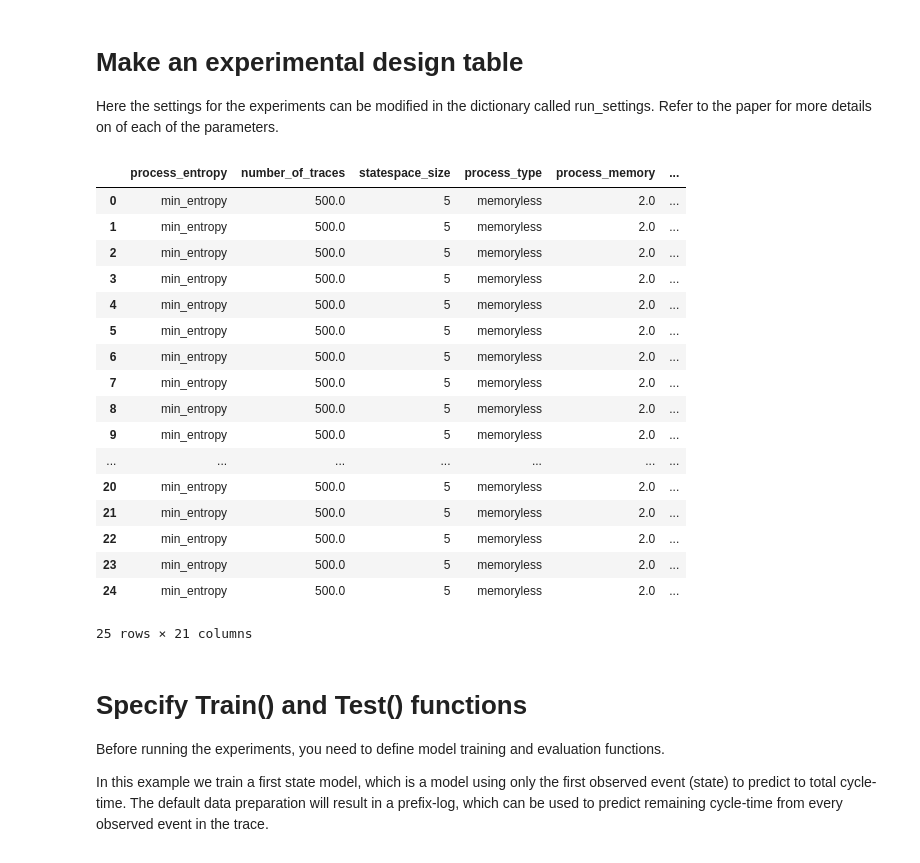
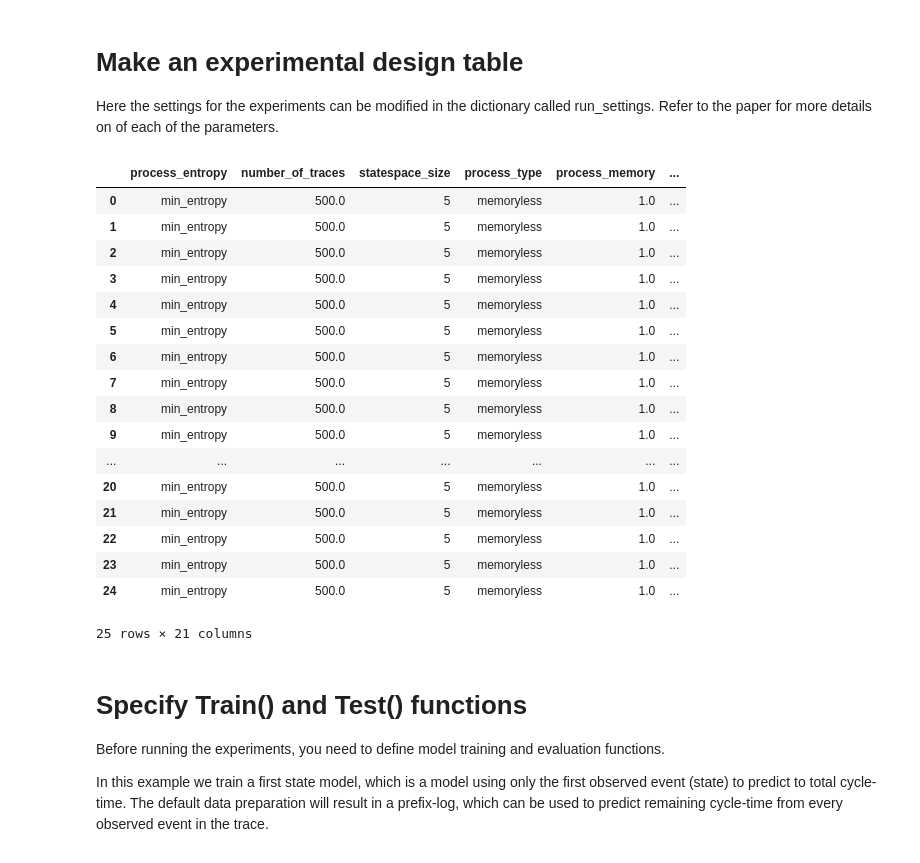
Before and after one commit to Mikeriess/SynBPS, a Jupyter notebook: examples/simulation_e2e_example.ipynb, the cells around one changed output. Drawn from its saved outputs; the diff is of its cells as text; code cells hidden in the pictures.

```diff
--- a/examples/simulation_e2e_example.ipynb
+++ b/examples/simulation_e2e_example.ipynb
@@ -10,7 +12,7 @@ sys.path.append(os.path.abspath('../src'))
 Here the settings for the experiments can be modified in the dictionary called run_settings. Refer to the paper for more details on of each of the parameters.
 # %%
 run_settings = {# level of entropy: min, medium and/or max
-                "process_entropy":["min_entropy"], #,"med_entropy","max_entropy"
+                "process_entropy":["min_entropy"], #"min_entropy","med_entropy","max_entropy"
 
                 # number of traces/cases in the event-log
                 "number_of_traces":[500],
@@ -22,13 +24,13 @@ run_settings = {# level of entropy: min, medium and/or max
                 "process_type":["memoryless"],
 
                 # order of HOMC - only specify this when using process with memory
-                "process_memory":[2],
+                "process_memory":[1],
 
                 # number of transitions - only used for medium entropy (should be higher than 2 and < statespace size)
                 "med_ent_n_transitions":[1,2,3,4,5],
 
                 # lambda parameter of inter-arrival times
-                "inter_arrival_time":[1.5],
+                "inter_arrival_time":[1],
 
                 # lambda parameter of process noise
                 "process_stability_scale":[0.1],
@@ -50,50 +52,50 @@ run_settings = {# level of entropy: min, medium and/or max
 
                 # time-unit for a full week: days = 7, hrs = 24*7, etc.
                 "Deterministic_offset_u":[7],
 
                 # training data format (See Verenich et al., 2019):
                 # True - use first event to predict total cycle-time.
                 # False - use Prefix-log format / each event to predict remaining cycle time.
                 "first_state_model":[False],
 
                 # offset for the timestamps used (years after 1970)
-                "datetime_offset":[45],
+                "datetime_offset":[54],
 
                 # number of repetitions of the experiments: duplicates the experiment table (2 times here)
                 "num_replications":list(range(0, 5))
                }
 
 
 # import the make_design_table function to generate a full factorial experimental design table
 from SynBPS.design.DoE import make_design_table
 df = make_design_table(run_settings)
 
 # give each run its own seed value such that results are different across runs
 df["seed_value"] = range(0,len(df))
 
 # store the design table
 df.to_csv("data/design_table.csv", index=False)
 
 # inspect the resulting design table
 df
 # %% [output]
 |  | process_entropy | number_of_traces | statespace_size | process_type | process_memory | ... |
-| 0 | min_entropy | 500.0 | 5 | memoryless | 2.0 | ... |
-| 1 | min_entropy | 500.0 | 5 | memoryless | 2.0 | ... |
-| 2 | min_entropy | 500.0 | 5 | memoryless | 2.0 | ... |
-| 3 | min_entropy | 500.0 | 5 | memoryless | 2.0 | ... |
-| 4 | min_entropy | 500.0 | 5 | memoryless | 2.0 | ... |
-| 5 | min_entropy | 500.0 | 5 | memoryless | 2.0 | ... |
-| 6 | min_entropy | 500.0 | 5 | memoryless | 2.0 | ... |
-| 7 | min_entropy | 500.0 | 5 | memoryless | 2.0 | ... |
-| 8 | min_entropy | 500.0 | 5 | memoryless | 2.0 | ... |
-| 9 | min_entropy | 500.0 | 5 | memoryless | 2.0 | ... |
+| 0 | min_entropy | 500.0 | 5 | memoryless | 1.0 | ... |
+| 1 | min_entropy | 500.0 | 5 | memoryless | 1.0 | ... |
+| 2 | min_entropy | 500.0 | 5 | memoryless | 1.0 | ... |
+| 3 | min_entropy | 500.0 | 5 | memoryless | 1.0 | ... |
+| 4 | min_entropy | 500.0 | 5 | memoryless | 1.0 | ... |
+| 5 | min_entropy | 500.0 | 5 | memoryless | 1.0 | ... |
+| 6 | min_entropy | 500.0 | 5 | memoryless | 1.0 | ... |
+| 7 | min_entropy | 500.0 | 5 | memoryless | 1.0 | ... |
+| 8 | min_entropy | 500.0 | 5 | memoryless | 1.0 | ... |
+| 9 | min_entropy | 500.0 | 5 | memoryless | 1.0 | ... |
 | ... | ... | ... | ... | ... | ... | ... |
-| 20 | min_entropy | 500.0 | 5 | memoryless | 2.0 | ... |
-| 21 | min_entropy | 500.0 | 5 | memoryless | 2.0 | ... |
-| 22 | min_entropy | 500.0 | 5 | memoryless | 2.0 | ... |
-| 23 | min_entropy | 500.0 | 5 | memoryless | 2.0 | ... |
-| 24 | min_entropy | 500.0 | 5 | memoryless | 2.0 | ... |
+| 20 | min_entropy | 500.0 | 5 | memoryless | 1.0 | ... |
+| 21 | min_entropy | 500.0 | 5 | memoryless | 1.0 | ... |
+| 22 | min_entropy | 500.0 | 5 | memoryless | 1.0 | ... |
+| 23 | min_entropy | 500.0 | 5 | memoryless | 1.0 | ... |
+| 24 | min_entropy | 500.0 | 5 | memoryless | 1.0 | ... |
 25 rows × 21 columns
 # %% [markdown]
 # Specify Train() and Test() functions
```
Also changed, not shown: parts of 5 cells of this notebook, 24 other files.
